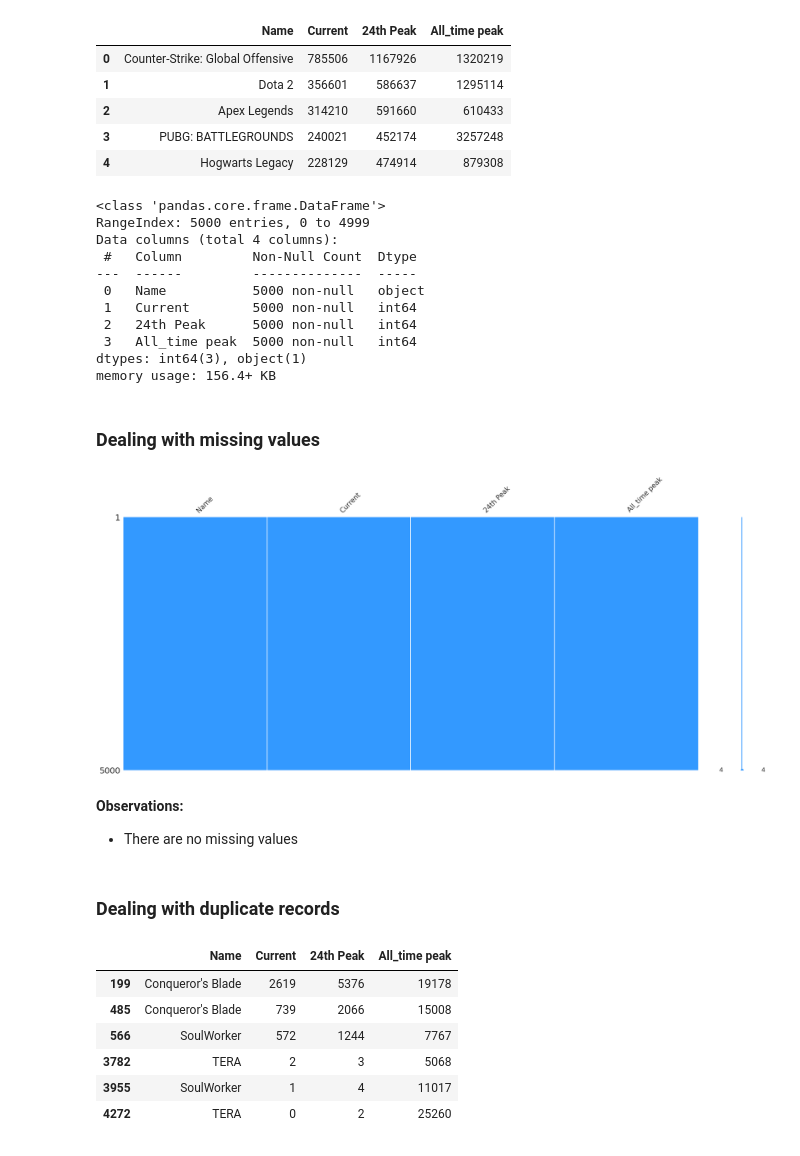
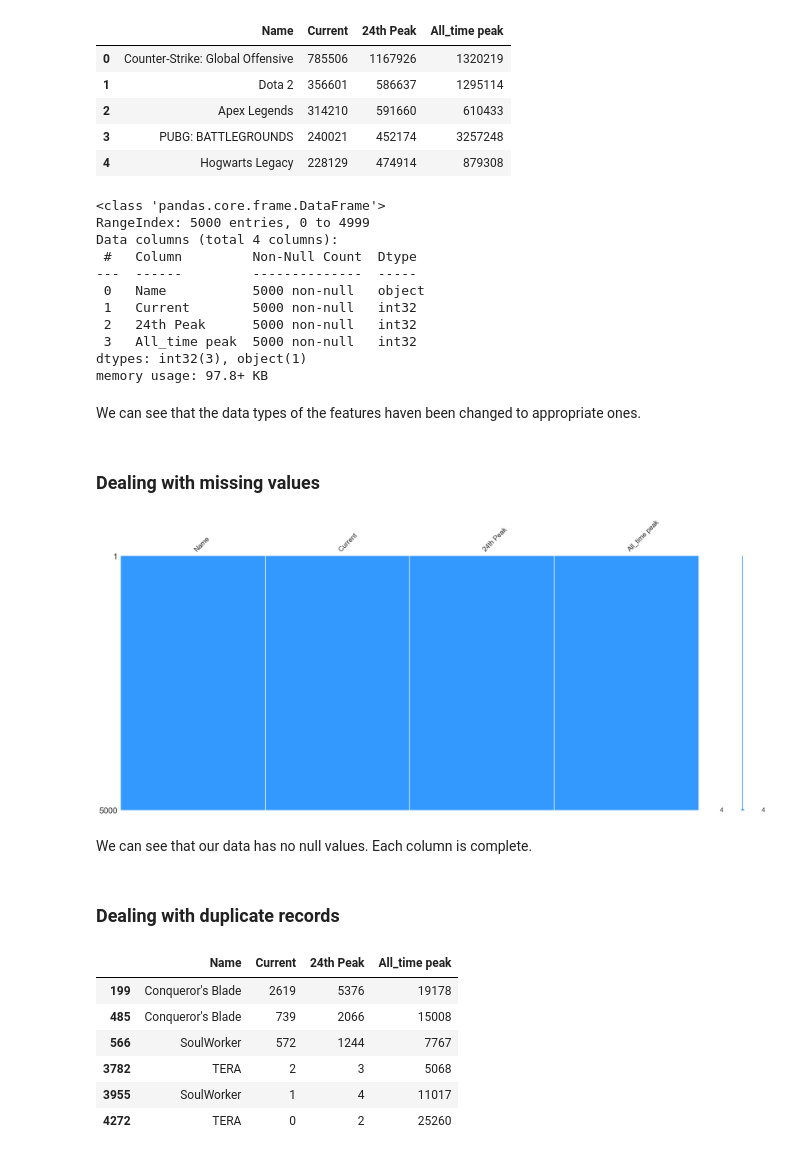
Before and after one commit to dharamdudi/DS, a Jupyter notebook: Projects/Steam Store Most Played Games EDA/steam-store-most-played-games-eda.ipynb, the cells around one changed output. Cells and saved outputs as stored; diff of their text form; code cells hidden in the pictures.

```diff
--- a/Projects/Steam Store Most Played Games EDA/steam-store-most-played-games-eda.ipynb
+++ b/Projects/Steam Store Most Played Games EDA/steam-store-most-played-games-eda.ipynb
@@ -34,8 +21,6 @@ dataset_path = r"/kaggle/input/most-played-games-of-all-time/data.csv"
 # %%
 # Loading dataset
-df = pd.read_csv(dataset_path, usecols=lambda column: column != 'No.')
-
-# Displaying first 5 rows
+df = pd.read_csv('data.csv', usecols=lambda column: column != 'No.') #excluding the first column in the dataset
 df.head()
 # %% [output]
 |  | Name | Current | 24th Peak | All_time peak |
@@ -108,7 +88,6 @@ df.head()
 | 3 | PUBG: BATTLEGROUNDS | 240021 | 452174 | 3257248 |
 | 4 | Hogwarts Legacy | 228129 | 474914 | 879308 |
 # %%
-# Checking data types of features
 df.info()
 # %% [output]
 <class 'pandas.core.frame.DataFrame'>
@@ -117,26 +96,25 @@ Data columns (total 4 columns):
  #   Column         Non-Null Count  Dtype
 ---  ------         --------------  -----
  0   Name           5000 non-null   object
- 1   Current        5000 non-null   int64
- 2   24th Peak      5000 non-null   int64
- 3   All_time peak  5000 non-null   int64
-dtypes: int64(3), object(1)
-memory usage: 156.4+ KB
+ 1   Current        5000 non-null   int32
+ 2   24th Peak      5000 non-null   int32
+ 3   All_time peak  5000 non-null   int32
+dtypes: int32(3), object(1)
+memory usage: 97.8+ KB
+# %% [markdown]
+We can see that the data types of the features haven been changed to appropriate ones.
 # %% [markdown]
-### <b>Dealing with missing values
+### **Dealing with missing values**
 # %%
-import missingno
-
 # Plotting number of missing values using missingno library
-missingno.matrix(df, color=(0.2, 0.6, 1), fontsize=15)
+msno.matrix(df, color=(0.2, 0.6, 1), fontsize=15)
 plt.show()
 # %% [output]
-[figure, old version]
+[figure, new version]
-# %% [markdown]
-<b>Observations:
-- There are no missing values
+# %% [markdown]
+We can see that our data has no null values. Each column is complete.
 # %% [markdown]
-### <b>Dealing with duplicate records
+### **Dealing with duplicate records**
 # %%
 # Printing duplicates
 df[df.duplicated(subset='Name', keep=False)]
```
Also changed, not shown: parts of 34 cells of this notebook, 1 other file.
